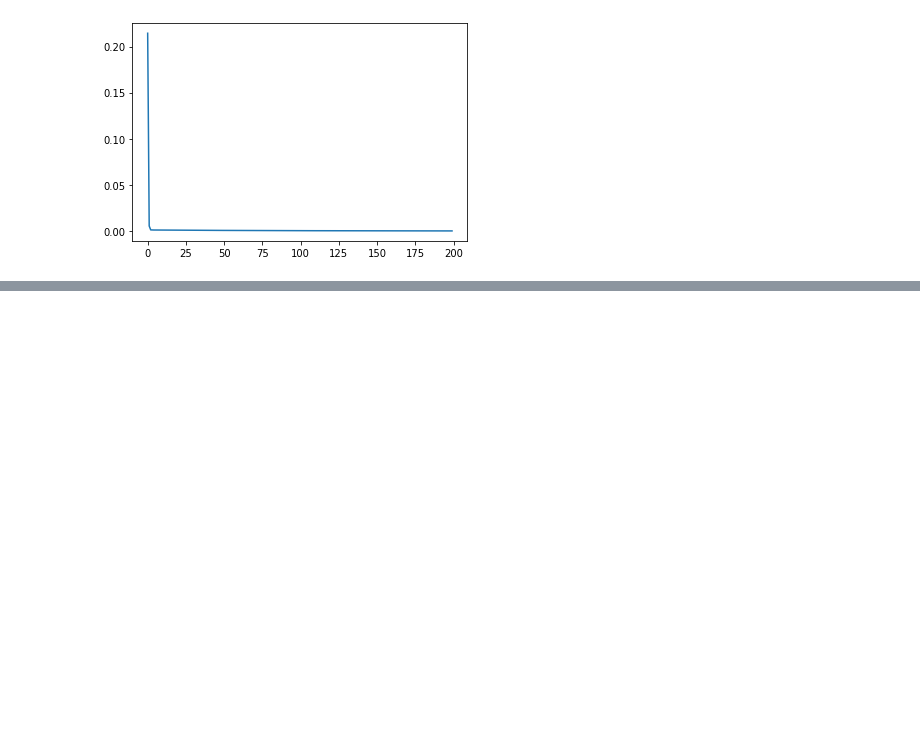
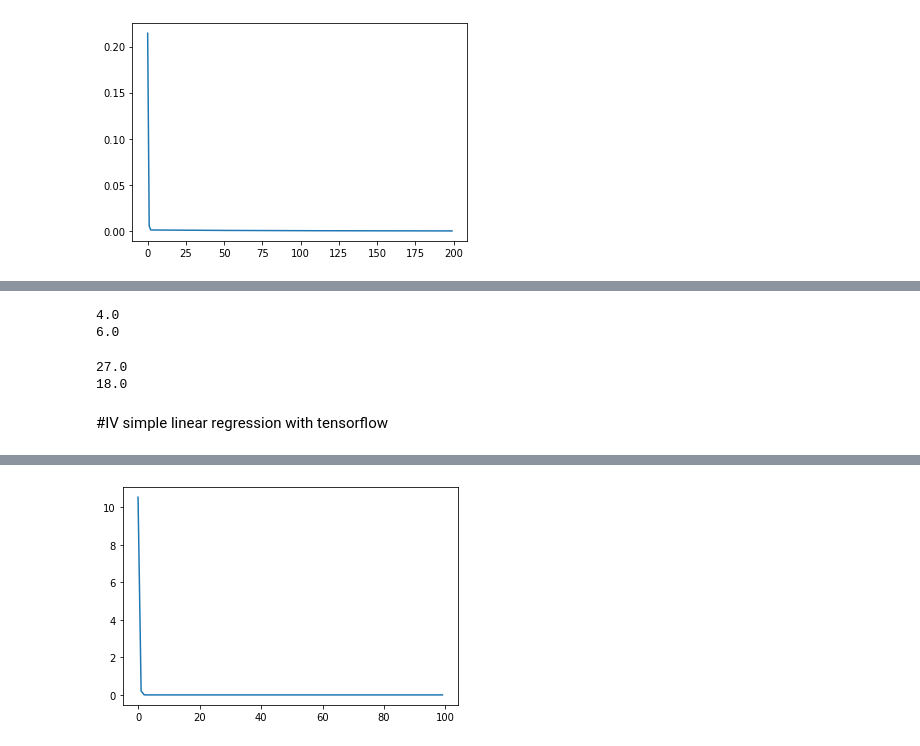
Before and after one commit to Eunhasuiin/Tensorflow-DeepLearning-Programing, a Jupyter notebook: TDP_03.ipynb, the cells around one changed output, grey strips where cells are left out. Cells and saved outputs as stored; diff of their text form; code cells hidden in the pictures; blank space fills up the shorter version.

```diff
--- a/TDP_03.ipynb
+++ b/TDP_03.ipynb
@@ -106,0 +198,65 @@ w=0.9972, b=0.0212, loss=0.0001
+# %%
+import tensorflow as tf
+
+x=tf.Variable(2.0); y=tf.Variable(3.0)
+
+with tf.GradientTape(watch_accessed_variables=False) as tape: #watch_accessed_variable is mean if you want GradientTape watch your Global variable
+  tape.watch(x);
+  tape.watch(y)
+  z=x**2+y**2
+
+dx,dy=tape.gradient(z,[x,y]) #auto calculate partial derivative
+
+print(dx.numpy()); print(dy.numpy())
+# %% [output]
+4.0
+6.0
+# %%
+import tensorflow as tf
+
+x=tf.Variable(3.0)
+
+with tf.GradientTape() as tape2:
+  with tf.GradientTape() as tape1:
+    y= x**3
+  dy=tape1.gradient(y,x)
+dy2=tape2.gradient(dy,x)
+
+print(dy.numpy())
+print(dy2.numpy())
+# %% [output]
+27.0
+18.0
+# %% [markdown]
+#IV simple linear regression with tensorflow
+# %%
+import numpy as np
+import tensorflow as tf
+import matplotlib.pyplot as plt
+
+x=np.arange(12)
+t=np.arange(12)
+
+
+#hyper parameter
+w=tf.Variable(0.5)
+b=tf.Variable(0.0)
+
+lr=0.01
+
+loss_list=[]
+for epoch in range(100):
+  with tf.GradientTape() as tape:
+    y=w*x+b
+    loss=tf.reduce_mean(tf.square(y-t))
+  loss_list.append(loss)
+
+  dW, dB=tape.gradient(loss,[w,b]) #loss값을 기준으로 하는 w와 b의 편미분 값
+  w.assign_sub(dW*lr)
+  b.assign_sub(dB*lr)
+
+print("w={:>.4f}, b={:>.4f}, loss={:>.4f}".format(w.numpy(), b.numpy(), loss.numpy()))
+
+plt.plot(loss_list)
+plt.show()
+# %% [output]
@@ -106,0 +264 @@ w=0.9972, b=0.0212, loss=0.0001
+[figure, added]
```
Also changed, not shown: parts of 6 cells of this notebook.
